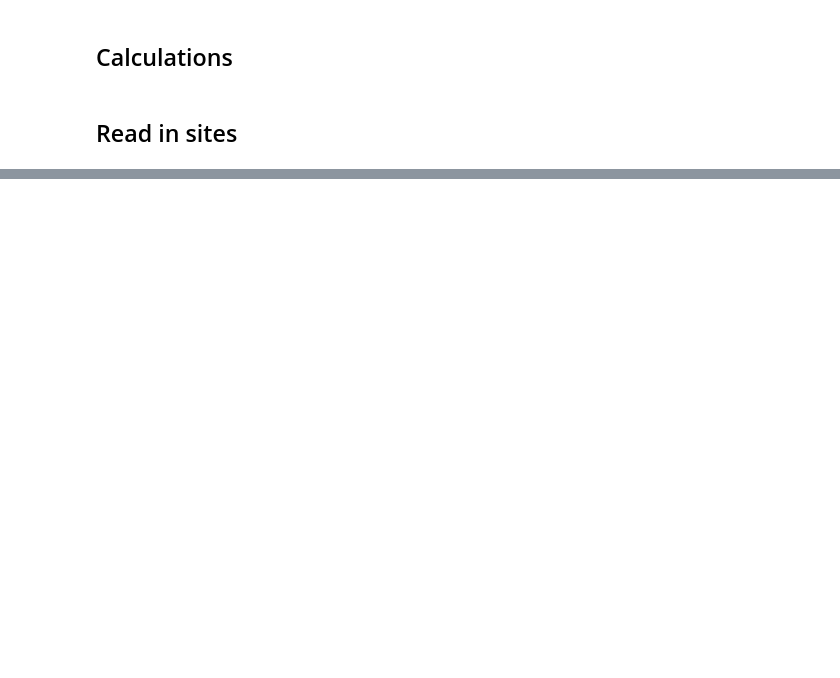
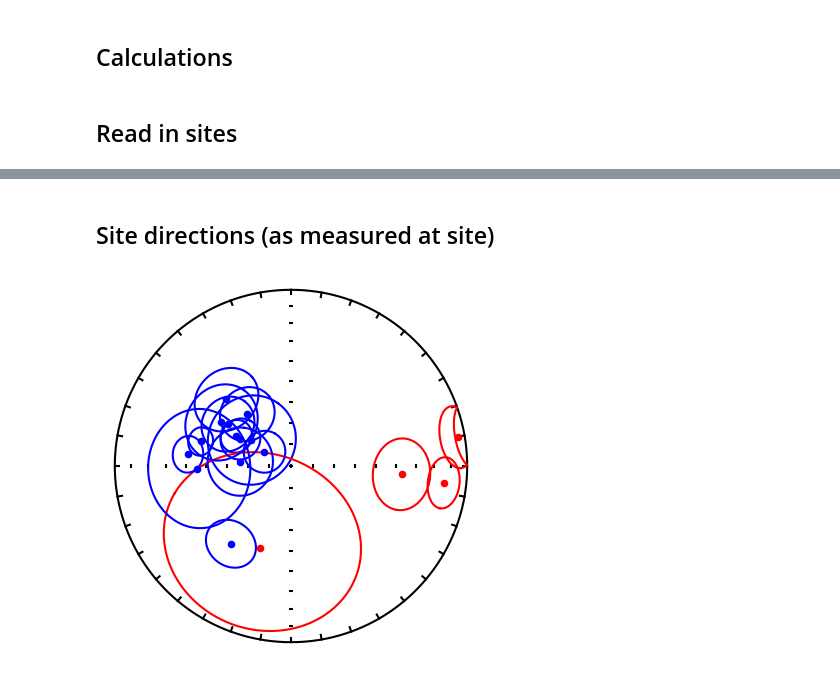
Before and after one commit to Swanson-Hysell-Group/2026_Laurentia_Precambrian_poles, a Jupyter notebook: pole_notebooks/1163_Giant_Gabbro.ipynb, the cells around one changed output, grey strips where cells are left out. Drawn from its saved outputs; the diff is of its cells as text; code cells hidden in the pictures; blank space fills up the shorter version.

Commit message:
Giant Gabbro Site Calculations

```diff
--- a/pole_notebooks/1163_Giant_Gabbro.ipynb
+++ b/pole_notebooks/1163_Giant_Gabbro.ipynb
@@ -49,4 +46,4 @@ import pole_tools as pt
 # %% [markdown]
 ## Read in sites
 # %%
-sites_df = pd.read_csv('../data/1427_Purcell_Lava/sites.txt', sep='\t',header=1)
+sites_df = pd.read_csv('../data/1163_Giant_Gabbro/sites.txt', sep='\t',header=1)
@@ -52,0 +70,18 @@ sites_df = pd.read_csv('../data/1427_Purcell_Lava/sites.txt', sep='\t',header=1)
+# %% [markdown]
+## Site directions (as measured at site)
+# %%
+plt.figure(figsize = (4,4))
+ipmag.plot_net()
+
+for row, site in sites_df.iterrows():
+    if  site['result_quality'] == 'g':
+        col = 'b'
+    elif site['result_quality'] == 'b':
+        col = 'r'
+    ipmag.plot_di_mean(dec=site['dir_dec'],
+                       inc=site['dir_inc'],
+                       a95=site['dir_alpha95'],
+                       color=col)
+plt.show()
+# %% [output]
+[figure, added]
```
Also changed, not shown: parts of 23 cells of this notebook, 2 other files.
